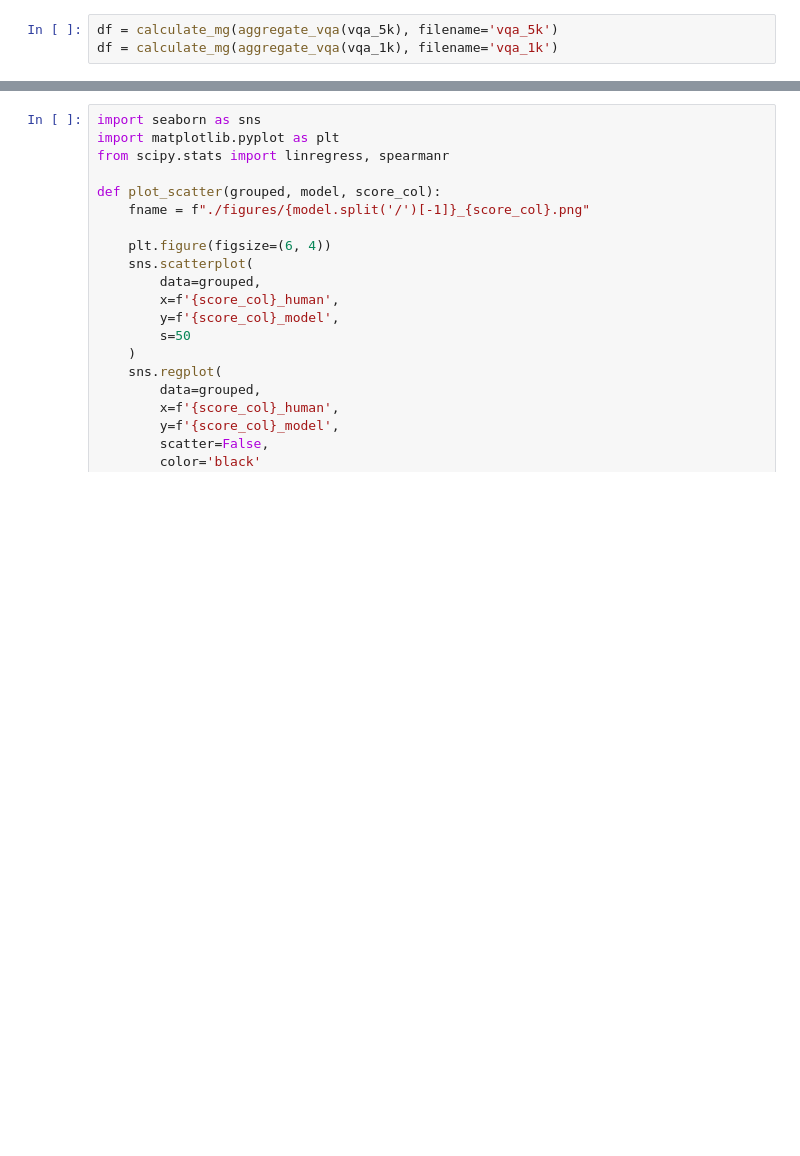
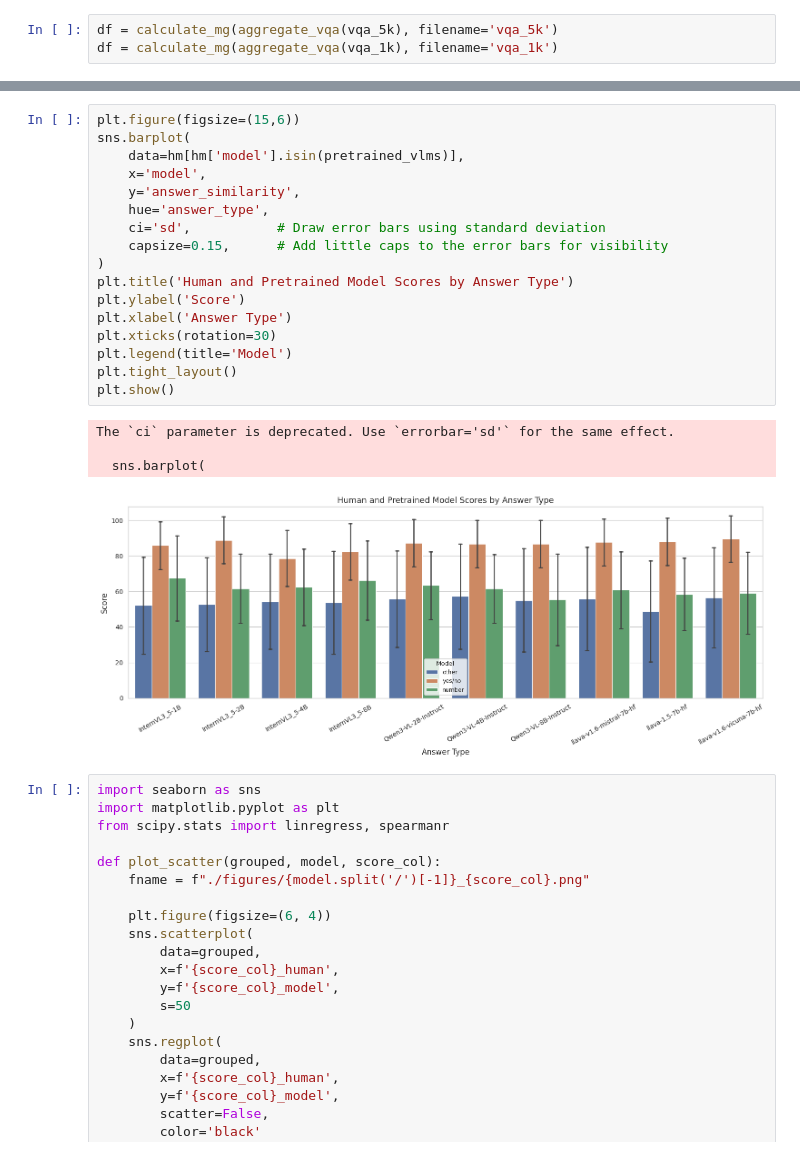
Before and after one commit to unolop/HPA, a Jupyter notebook: evaluation/analysis/A1_vqa.ipynb, the cells around one changed output, grey strips where cells are left out. Cells and saved outputs as stored; diff of their text form; blank space fills up the shorter version.

```diff
--- a/evaluation/analysis/A1_vqa.ipynb
+++ b/evaluation/analysis/A1_vqa.ipynb
@@ -373,3 +218,25 @@ array(['', 'blind', 'inst blind'], dtype=object)
+# %%
+plt.figure(figsize=(15,6))
+sns.barplot(
+    data=hm[hm['model'].isin(pretrained_vlms)],
+    x='model',
+    y='answer_similarity',
+    hue='answer_type',
+    ci='sd',           # Draw error bars using standard deviation
+    capsize=0.15,      # Add little caps to the error bars for visibility
+)
+plt.title('Human and Pretrained Model Scores by Answer Type')
+plt.ylabel('Score')
+plt.xlabel('Answer Type')
+plt.xticks(rotation=30)
+plt.legend(title='Model')
+plt.tight_layout()
+plt.show()
+# %% [output]
+The `ci` parameter is deprecated. Use `errorbar='sd'` for the same effect.
+
+  sns.barplot(
+[figure, added]
 # %%
 import seaborn as sns
 import matplotlib.pyplot as plt
```
Also changed, not shown: parts of 16 cells of this notebook, 28 other files.
